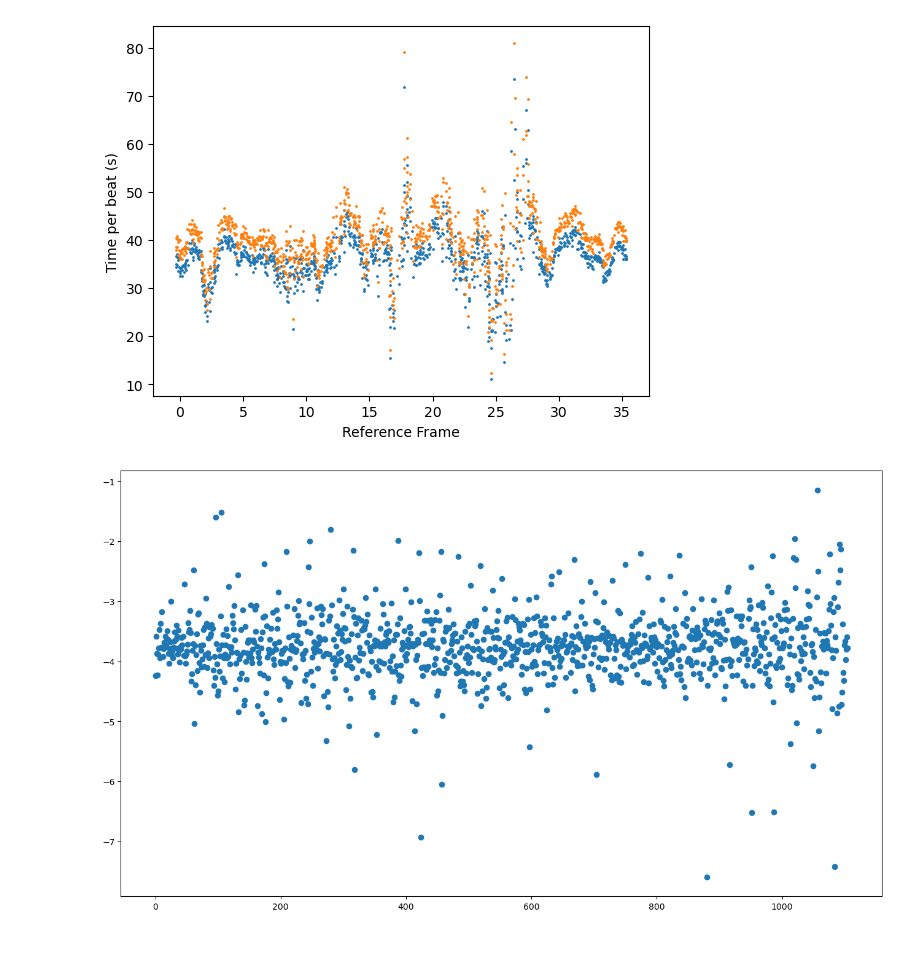
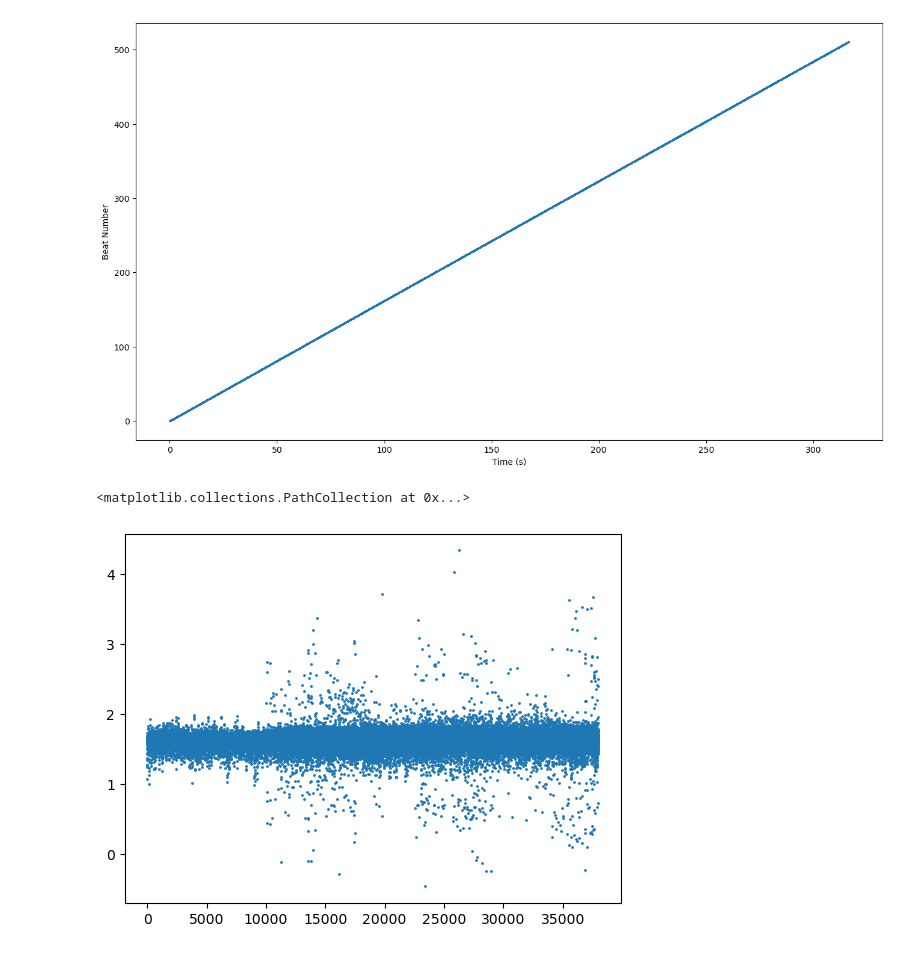
Before and after one commit to karlinr/optical_gating_analysis, a Jupyter notebook: analysis/meetings/2024/13/get_bps.ipynb, the cells around one changed output. Cells and saved outputs as stored; diff of their text form; code cells hidden in the pictures.

```diff
--- a/analysis/meetings/2024/13/get_bps.ipynb
+++ b/analysis/meetings/2024/13/get_bps.ipynb
@@ -38,13 +27,14 @@ def delta_phase_to_time(delta_phase, reference_period, framerate):
-# %%
-plt.scatter(frame_to_time(oog.phases[1::], oog.sequence_manager.frame_rate), delta_frame_to_time(oog.delta_phases, oog.sequence_manager.reference_period, oog.sequence_manager.frame_rate), s = 1)
-plt.scatter(phase_to_time(oog_phases.phases[1::], oog.sequence_manager.frame_rate, oog_phases.sequence_manager.reference_period), delta_phase_to_time(oog_phases.delta_phases, oog_phases.sequence_manager.reference_period, oog_phases.sequence_manager.frame_rate), s = 1)
-plt.xlabel("Reference Frame")
-plt.ylabel("Time per beat (s)")
-plt.show()
-
-plt.figure(figsize = (16,9))
-plt.plot(delta_frame_to_time(oog.delta_phases, oog.sequence_manager.reference_period, oog.sequence_manager.frame_rate) - delta_phase_to_time(oog_phases.delta_phases, oog_phases.sequence_manager.reference_period, oog_phases.sequence_manager.frame_rate), "o")
-plt.show()
-# %% [output]
-[figure, removed]
-[figure, removed]
+# %%
+# Plot of beats per second
+plt.figure(figsize = (16,9))
+plt.scatter(np.arange(oog.unwrapped_phases.shape[0]) / 120, oog.unwrapped_phases / (2 * np.pi), s = 1)
+plt.xlabel("Time (s)")
+plt.ylabel("Beat Number")
+plt.show()
+# %% [output]
+[figure, added]
+# %%
+plt.scatter(range(len(oog.delta_phases)), 120 * oog.delta_phases_frames / oog.sequence_manager.reference_period, s = 1)
+# %% [output]
+<matplotlib.collections.PathCollection at 0x...>
+[figure, added]
```
Also changed, not shown: parts of 10 cells of this notebook, 3 other files.
